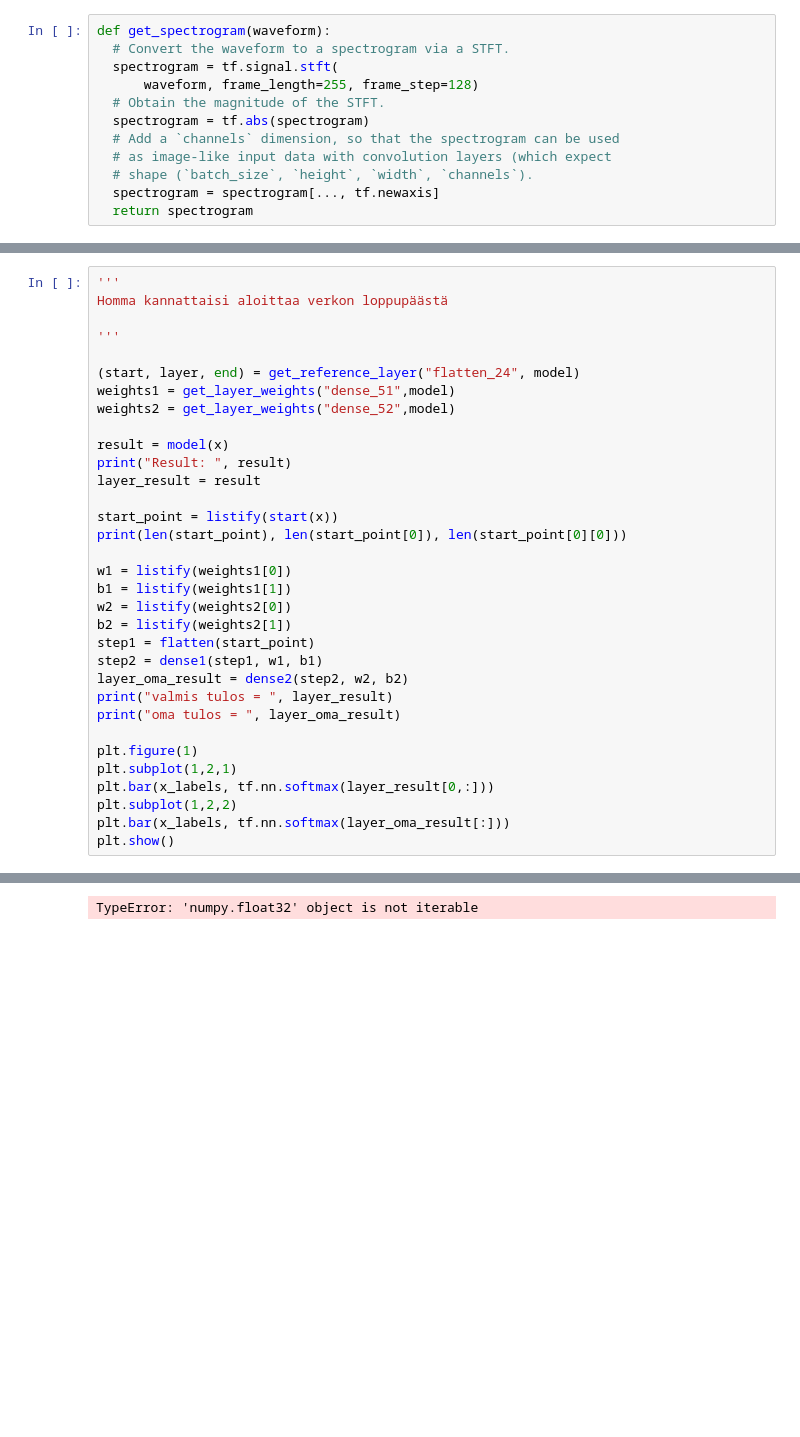
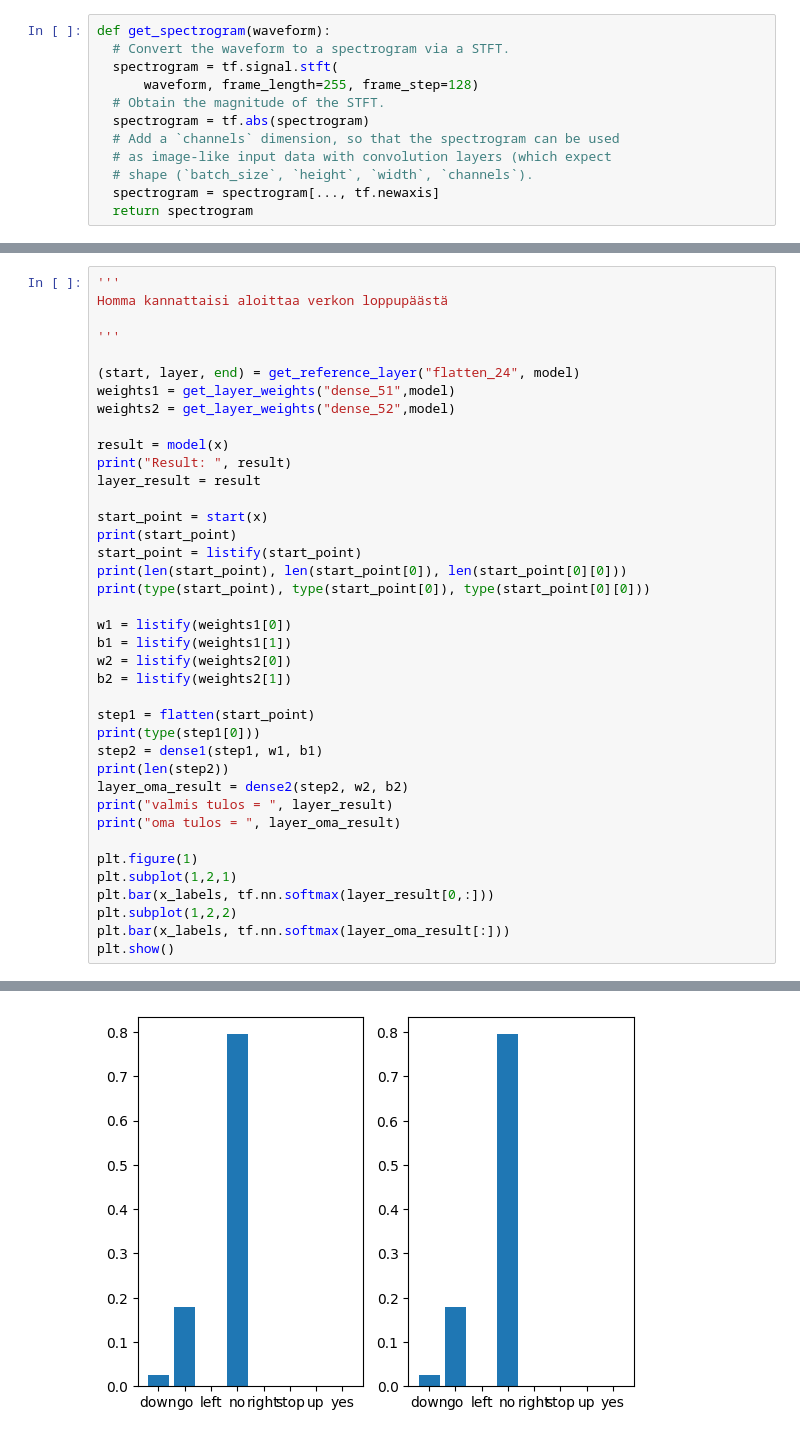
Before and after one commit to Nornalite/cnn_voice_recognition, a Jupyter notebook: Syksy2024_projektitehtava.ipynb, the cells around one changed output, grey strips where cells are left out. Drawn from its saved outputs; the diff is of its cells as text; blank space fills up the shorter version.

Commit message:
Comments & functional anti-numpying applied

```diff
--- a/Syksy2024_projektitehtava.ipynb
+++ b/Syksy2024_projektitehtava.ipynb
@@ -264,15 +258,21 @@ result = model(x)
 print("Result: ", result)
 layer_result = result
 
-start_point = listify(start(x))
+start_point = start(x)
+print(start_point)
+start_point = listify(start_point)
 print(len(start_point), len(start_point[0]), len(start_point[0][0]))
+print(type(start_point), type(start_point[0]), type(start_point[0][0]))
 
 w1 = listify(weights1[0])
 b1 = listify(weights1[1])
 w2 = listify(weights2[0])
 b2 = listify(weights2[1])
+
 step1 = flatten(start_point)
+print(type(step1[0]))
 step2 = dense1(step1, w1, b1)
+print(len(step2))
 layer_oma_result = dense2(step2, w2, b2)
 print("valmis tulos = ", layer_result)
 print("oma tulos = ", layer_oma_result)
@@ -296 +304 @@ Converted from numpy array
-TypeError: 'numpy.float32' object is not iterable
+[figure, added]
```
Also changed, not shown: parts of 4 cells of this notebook.
